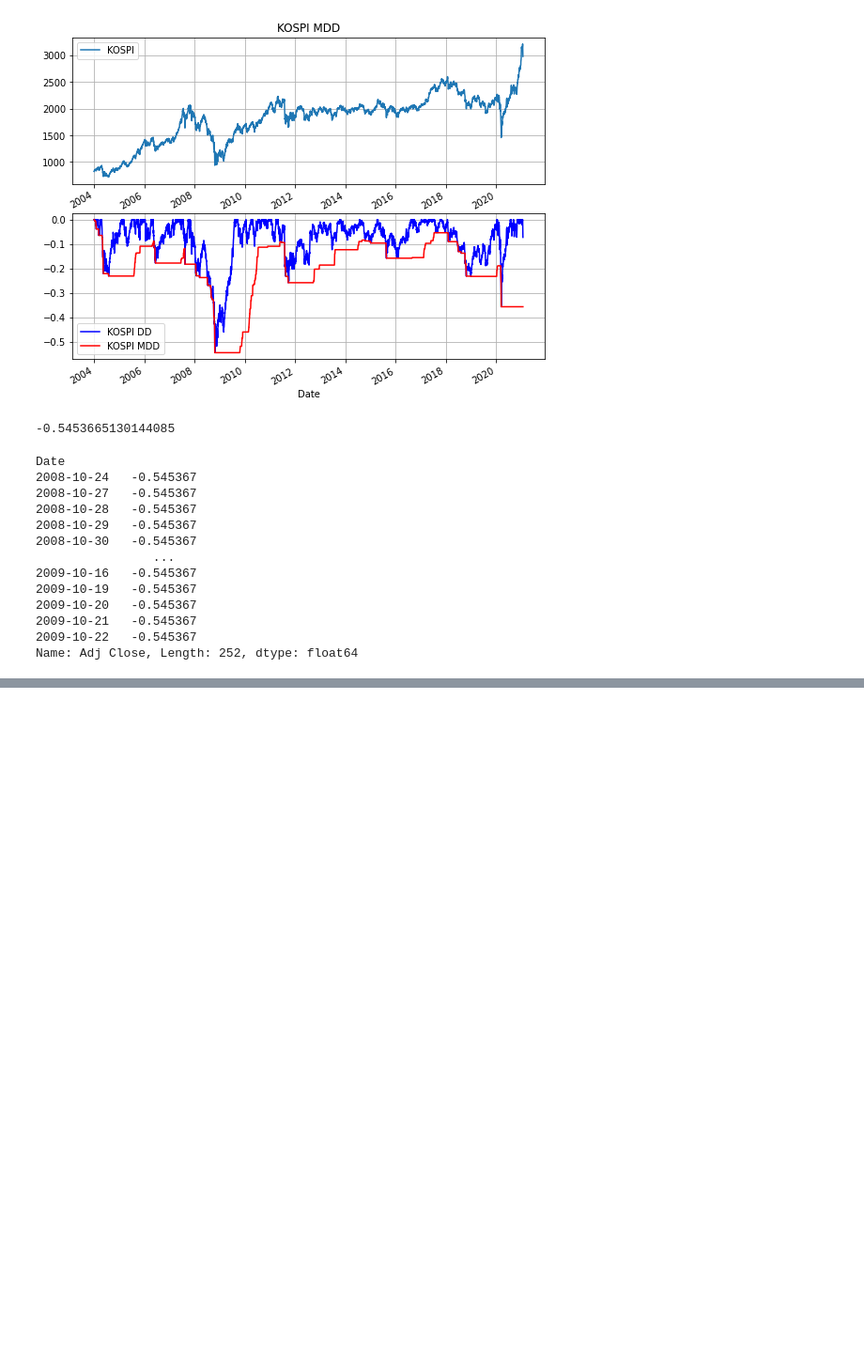
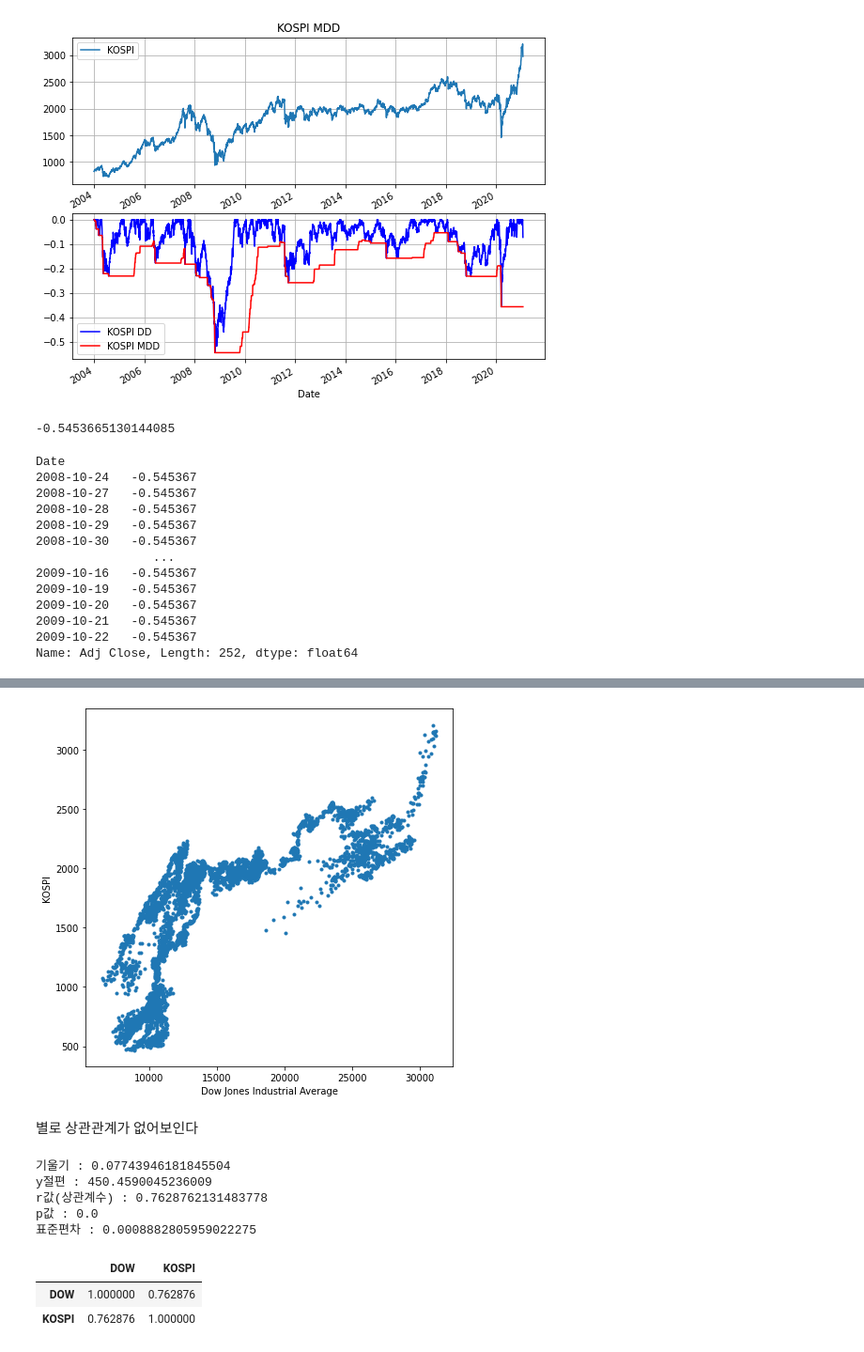
Before and after one commit to codetosign/Study, a Jupyter notebook: Securities_data_analysis.ipynb, the cells around one changed output, grey strips where cells are left out. Shown at 94% size. Saved outputs shown, nothing was run; the diff lists cells and outputs as text; code cells hidden in the pictures; blank space fills up the shorter version.

```diff
--- a/Securities_data_analysis.ipynb
+++ b/Securities_data_analysis.ipynb
@@ -237,0 +277,5 @@ Name: Adj Close, Length: 252, dtype: float64
+# %%
+df = pd.DataFrame({'DOW' : dow['Close'], 'KOSPI' : kospi['Close']})
+print(df.isna().sum()) # 결측값 확인
+df = df.fillna(method= 'bfill') # 결측값을 없애거나, 0으로 처리하기엔 너무 위험하다. 고로, 뒤에있는 값으로 채우자
+df
@@ -237,0 +300,33 @@ Name: Adj Close, Length: 252, dtype: float64
+# %%
+# 다우존스와 KOSPI의 산점도 분석
+
+plt.figure(figsize = [7, 7])
+plt.scatter(df['DOW'], df['KOSPI'], marker= '.')
+plt.xlabel('Dow Jones Industrial Average')
+plt.ylabel('KOSPI')
+plt.show()
+# %% [output]
+[figure, added]
+# %% [markdown]
+별로 상관관계가 없어보인다
+# %%
+slope, intercept, rvalue, pvalue, stderr = regr = st.linregress(df['DOW'], df['KOSPI'])
+
+print('기울기 :', slope)
+print('y절편 :', intercept)
+print('r값(상관계수) :', rvalue)
+print('p값 :', pvalue)
+print('표준편차 :', stderr)
+# %% [output]
+기울기 : 0.07743946181845504
+y절편 : 450.4590045236009
+r값(상관계수) : 0.7628762131483778
+p값 : 0.0
+표준편차 : 0.0008882805959022275
+# %%
+# df로 상관계수 구하기
+df.corr()
+# %% [output]
+|  | DOW | KOSPI |
+| DOW | 1.000000 | 0.762876 |
+| KOSPI | 0.762876 | 1.000000 |
```
Also changed, not shown: parts of 11 cells of this notebook.
